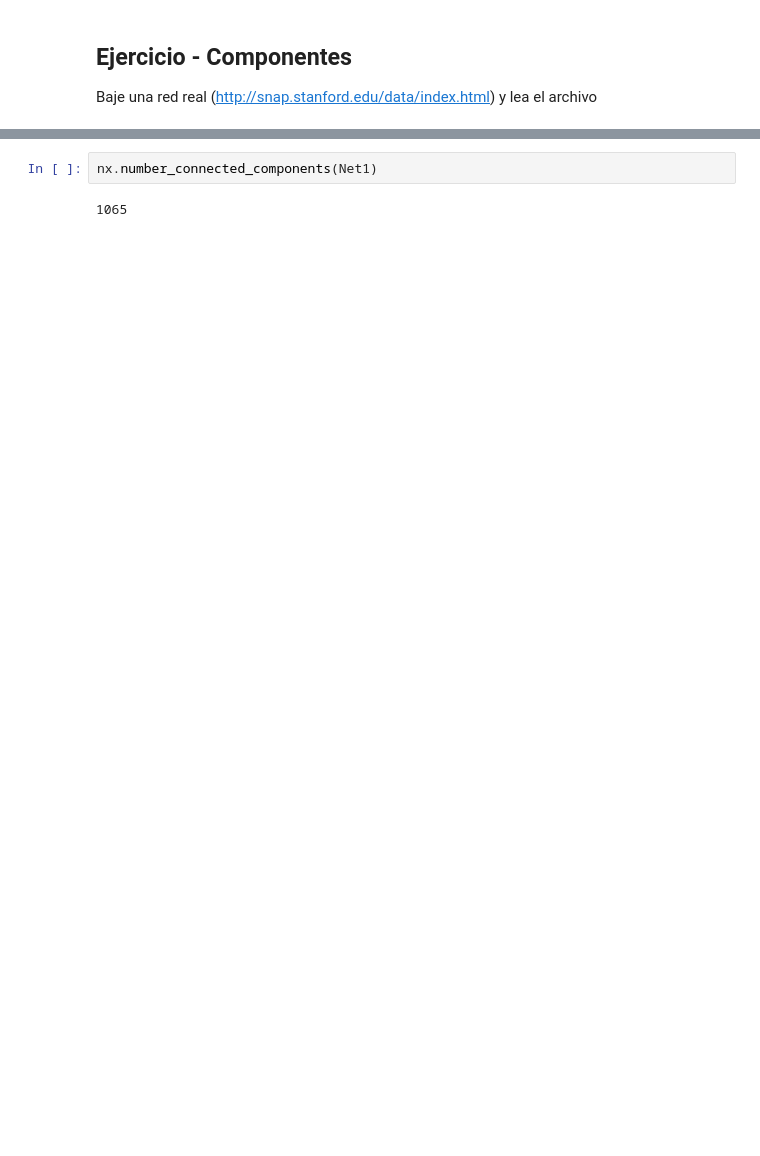
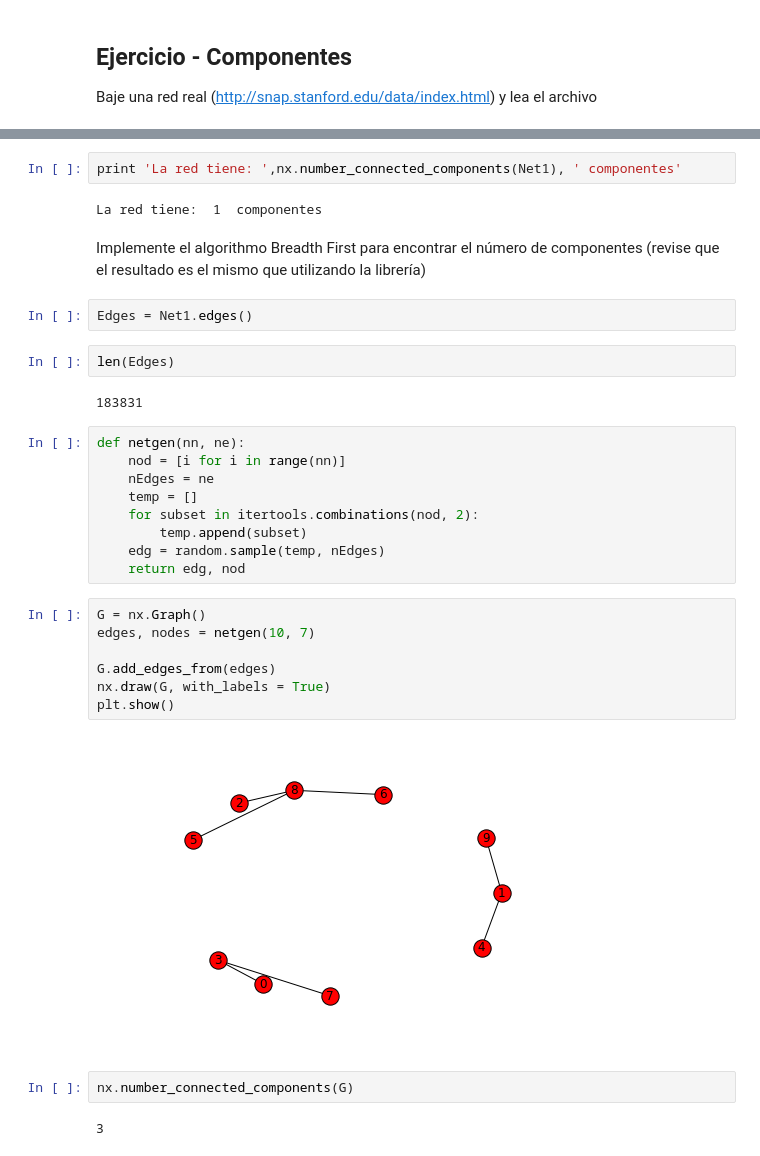
Before and after one commit to spulido99/NetworksAnalysis, a Jupyter notebook: alejogm0520/Ejercicios 1.1.ipynb, the cells around one changed output, grey strips where cells are left out. Drawn from its saved outputs; the diff is of its cells as text; blank space fills up the shorter version.

```diff
--- a/alejogm0520/Ejercicios 1.1.ipynb
+++ b/alejogm0520/Ejercicios 1.1.ipynb
@@ -437,6 +440,38 @@ F = open("Email-Enron.txt",'r')
 Net1=nx.read_edgelist(F)
 F.close()
+# %%
+print 'La red tiene: ',nx.number_connected_components(Net1), ' componentes'
+# %% [output]
+La red tiene:  1  componentes
+# %% [markdown]
+
+
+Implemente el algorithmo Breadth First para encontrar el número de componentes (revise que el resultado es el mismo que utilizando la librería)
+# %%
+Edges = Net1.edges()
+# %%
+len(Edges)
+# %% [output]
+183831
+# %%
+def netgen(nn, ne):
+    nod = [i for i in range(nn)]
+    nEdges = ne
+    temp = []
+    for subset in itertools.combinations(nod, 2):
+        temp.append(subset)
+    edg = random.sample(temp, nEdges)
+    return edg, nod
+# %%
+G = nx.Graph()
+edges, nodes = netgen(10, 7)
+
+G.add_edges_from(edges)
+nx.draw(G, with_labels = True)
+plt.show()
+# %% [output]
+[figure, added]
 # %%
-nx.number_connected_components(Net1)
+nx.number_connected_components(G)
 # %% [output]
-1065
+3
```
Also changed, not shown: parts of 19 cells of this notebook.
